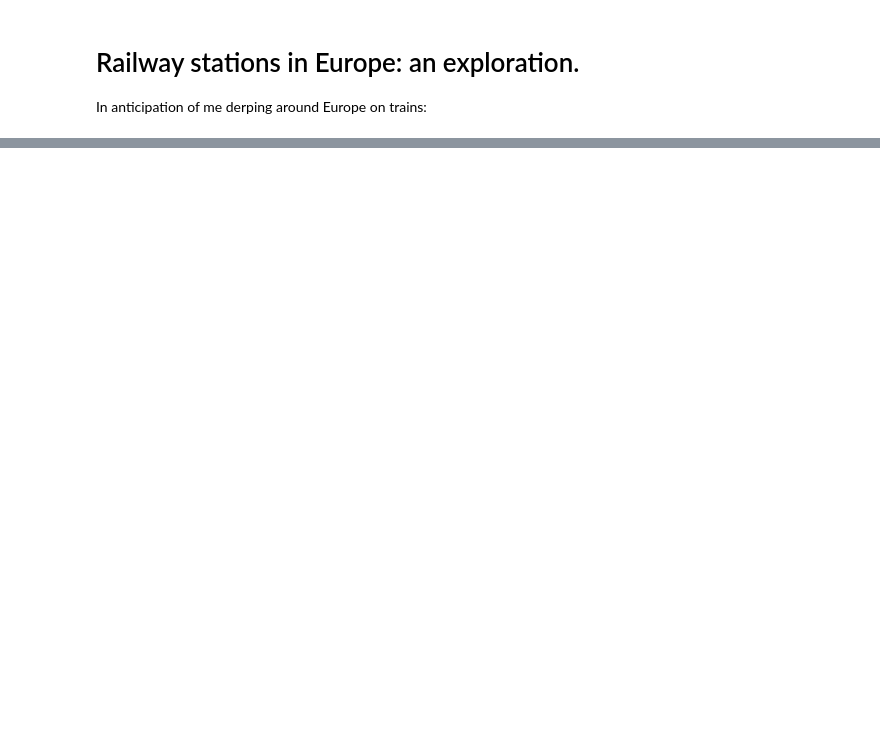
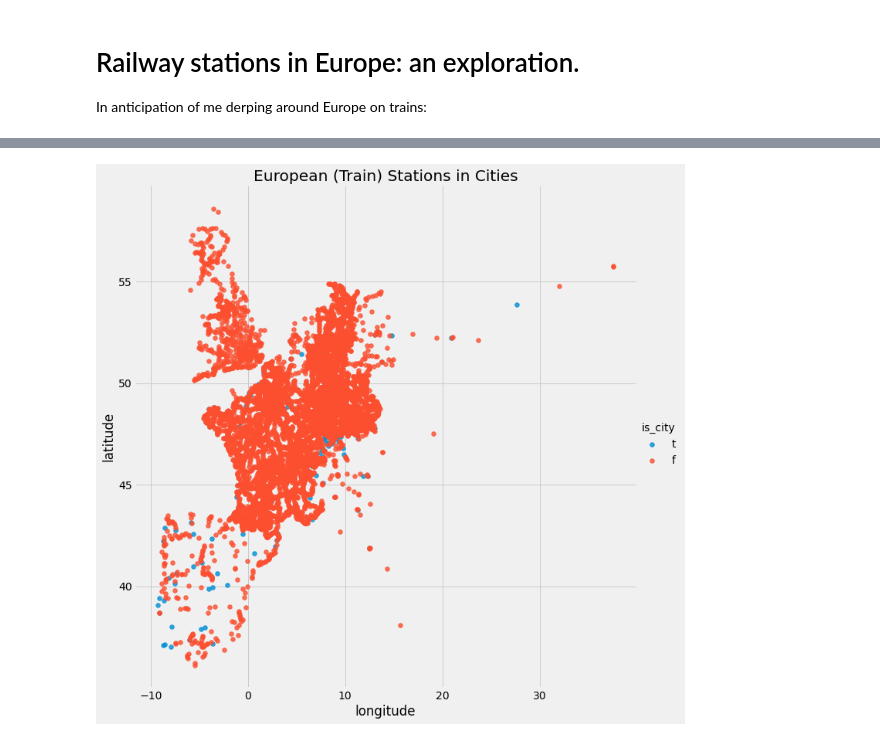
Before and after one commit to dynamicwebpaige/nanowrimo-2021, a Jupyter notebook: 9_Railway_stations_in_Europe.ipynb, the cells around one changed output, grey strips where cells are left out. Cells and saved outputs as stored; diff of their text form; code cells hidden in the pictures; blank space fills up the shorter version.

```diff
--- a/9_Railway_stations_in_Europe.ipynb
+++ b/9_Railway_stations_in_Europe.ipynb
@@ -54,0 +60,7 @@ fig.show()
+# %%
+g = sns.lmplot(x="longitude", y="latitude", data=df,
+           fit_reg=False, scatter_kws={"s": 30}, hue='is_city', height=10)
+plt.title('European (Train) Stations in Cities')
+plt.show()
+# %% [output]
+[figure, added]
```
Also changed, not shown: parts of 10 cells of this notebook.
